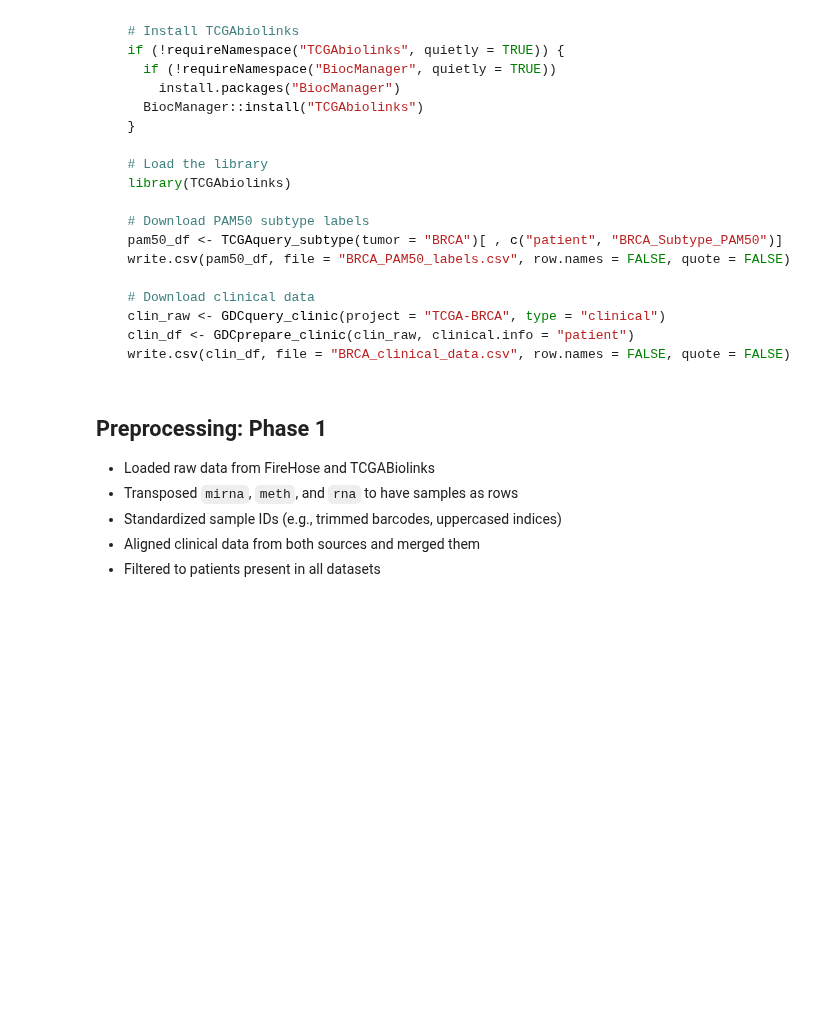
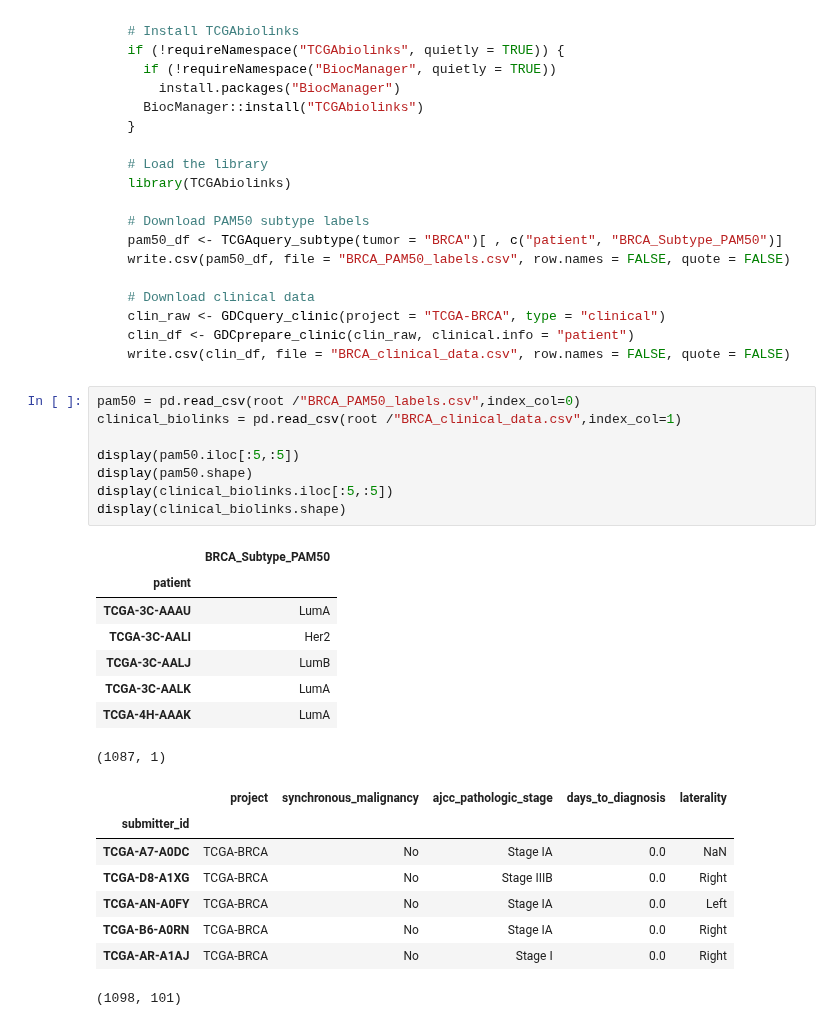
Before and after one commit to UCD-BDLab/BioNeuralNet, a Jupyter notebook: TCGA-Notebooks/TCGA-BRCA.ipynb, the cells around one changed output. Saved outputs shown, nothing was run; the diff lists cells and outputs as text; blank space fills up the shorter version.

````diff
--- a/TCGA-Notebooks/TCGA-BRCA.ipynb
+++ b/TCGA-Notebooks/TCGA-BRCA.ipynb
@@ -132,11 +122,28 @@ This section demonstrates how to use the `TCGAbiolinks` R package to access and
   clin_df <- GDCprepare_clinic(clin_raw, clinical.info = "patient")
   write.csv(clin_df, file = "BRCA_clinical_data.csv", row.names = FALSE, quote = FALSE)
 ```
-# %% [markdown]
-## Preprocessing: Phase 1
-
-- Loaded raw data from FireHose and TCGABiolinks
-- Transposed `mirna`, `meth`, and `rna` to have samples as rows
-- Standardized sample IDs (e.g., trimmed barcodes, uppercased indices)
-- Aligned clinical data from both sources and merged them
-- Filtered to patients present in all datasets
+# %%
+pam50 = pd.read_csv(root /"BRCA_PAM50_labels.csv",index_col=0)
+clinical_biolinks = pd.read_csv(root /"BRCA_clinical_data.csv",index_col=1)
+
+display(pam50.iloc[:5,:5])
+display(pam50.shape)
+display(clinical_biolinks.iloc[:5,:5])
+display(clinical_biolinks.shape)
+# %% [output]
+|  | BRCA_Subtype_PAM50 |
+| patient |  |
+| TCGA-3C-AAAU | LumA |
+| TCGA-3C-AALI | Her2 |
+| TCGA-3C-AALJ | LumB |
+| TCGA-3C-AALK | LumA |
+| TCGA-4H-AAAK | LumA |
+(1087, 1)
+|  | project | synchronous_malignancy | ajcc_pathologic_stage | days_to_diagnosis | laterality |
+| submitter_id |  |  |  |  |  |
+| TCGA-A7-A0DC | TCGA-BRCA | No | Stage IA | 0.0 | NaN |
+| TCGA-D8-A1XG | TCGA-BRCA | No | Stage IIIB | 0.0 | Right |
+| TCGA-AN-A0FY | TCGA-BRCA | No | Stage IA | 0.0 | Left |
+| TCGA-B6-A0RN | TCGA-BRCA | No | Stage IA | 0.0 | Right |
+| TCGA-AR-A1AJ | TCGA-BRCA | No | Stage I | 0.0 | Right |
+(1098, 101)
````
Also changed, not shown: parts of 40 cells of this notebook, 14 other files.
